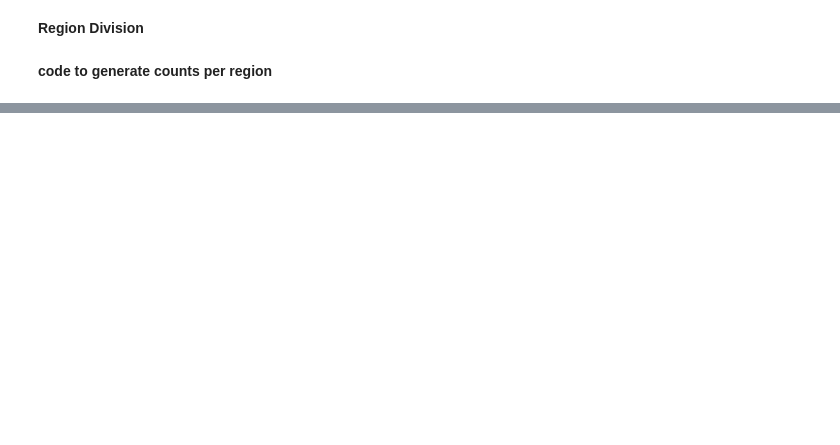
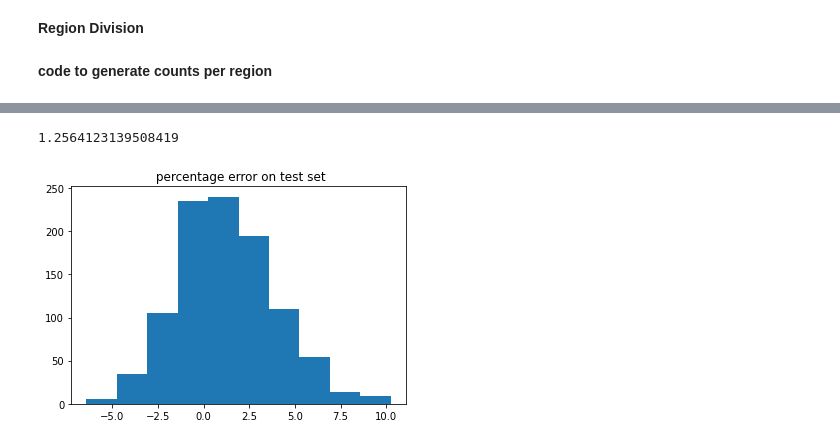
Before and after one commit to ManavFCB/Crowd-Counting, a Jupyter notebook: CC_P2.ipynb, the cells around one changed output, grey strips where cells are left out. Drawn from its saved outputs; the diff is of its cells as text; code cells hidden in the pictures; blank space fills up the shorter version.

```diff
--- a/CC_P2.ipynb
+++ b/CC_P2.ipynb
@@ -109,0 +337,7 @@ def check_range_x(point):
+# %%
+plt.title(" percentage error on test set")
+plt.hist(percent)
+print(np.mean(percent))
+# %% [output]
+1.2564123139508419
+[figure, added]
```
Also changed, not shown: parts of 22 cells of this notebook.
